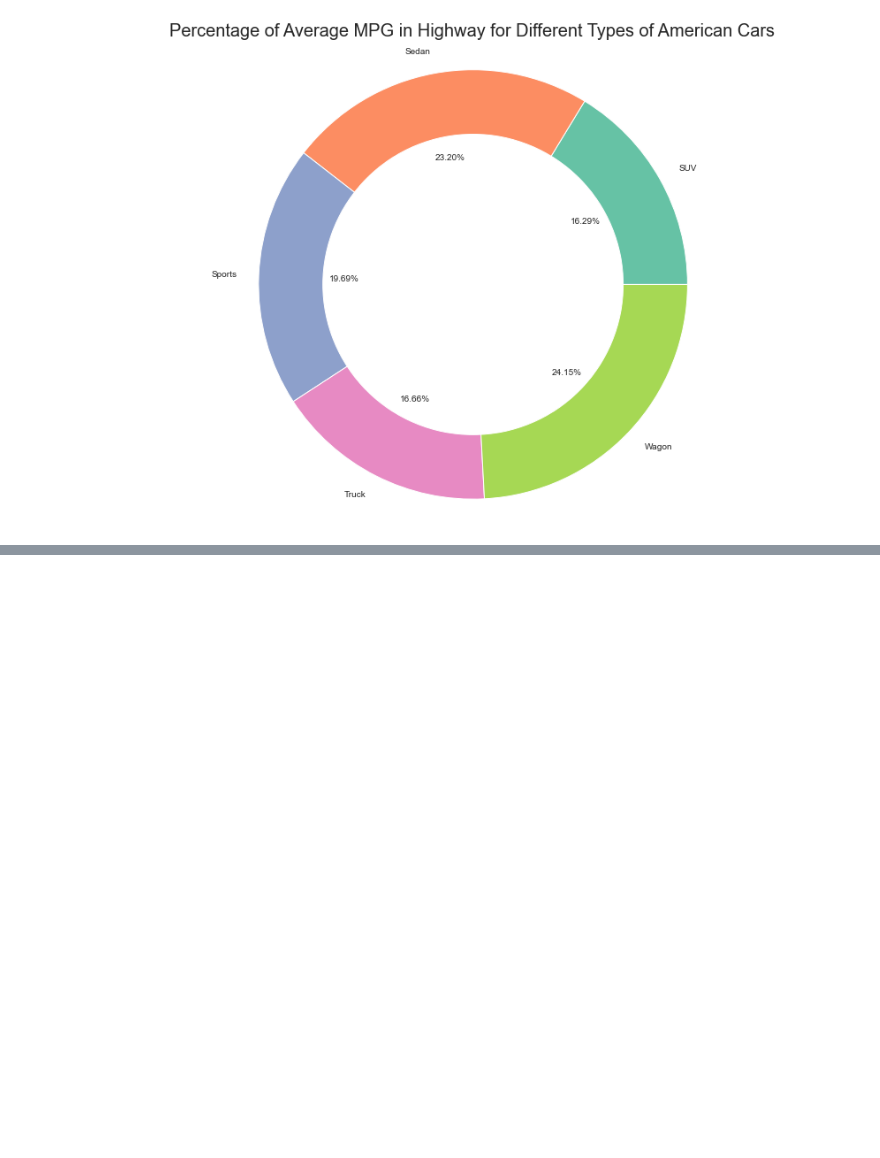
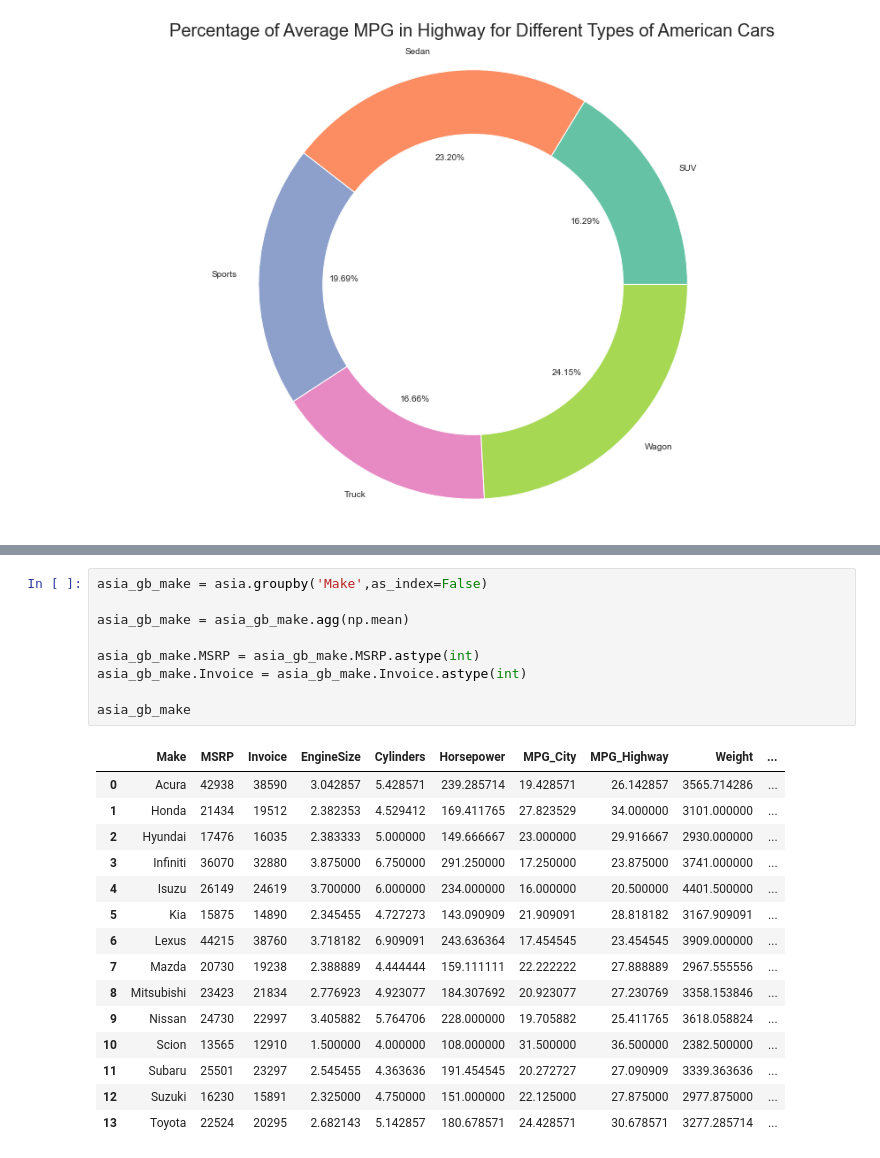
Before and after one commit to shamimsikder/Data-Visualization-Exercises, a Jupyter notebook: Cars Data Visualization.ipynb, the cells around one changed output, grey strips where cells are left out. Drawn from its saved outputs; the diff is of its cells as text; blank space fills up the shorter version.

```diff
--- a/Cars Data Visualization.ipynb
+++ b/Cars Data Visualization.ipynb
@@ -688,0 +710,25 @@ plt.title("Percentage of Average MPG in Highway for Different Types of American
+# %%
+asia_gb_make = asia.groupby('Make',as_index=False)
+
+asia_gb_make = asia_gb_make.agg(np.mean)
+
+asia_gb_make.MSRP = asia_gb_make.MSRP.astype(int)
+asia_gb_make.Invoice = asia_gb_make.Invoice.astype(int)
+
+asia_gb_make
+# %% [output]
+|  | Make | MSRP | Invoice | EngineSize | Cylinders | Horsepower | MPG_City | MPG_Highway | Weight | ... |
+| 0 | Acura | 42938 | 38590 | 3.042857 | 5.428571 | 239.285714 | 19.428571 | 26.142857 | 3565.714286 | ... |
+| 1 | Honda | 21434 | 19512 | 2.382353 | 4.529412 | 169.411765 | 27.823529 | 34.000000 | 3101.000000 | ... |
+| 2 | Hyundai | 17476 | 16035 | 2.383333 | 5.000000 | 149.666667 | 23.000000 | 29.916667 | 2930.000000 | ... |
+| 3 | Infiniti | 36070 | 32880 | 3.875000 | 6.750000 | 291.250000 | 17.250000 | 23.875000 | 3741.000000 | ... |
+| 4 | Isuzu | 26149 | 24619 | 3.700000 | 6.000000 | 234.000000 | 16.000000 | 20.500000 | 4401.500000 | ... |
+| 5 | Kia | 15875 | 14890 | 2.345455 | 4.727273 | 143.090909 | 21.909091 | 28.818182 | 3167.909091 | ... |
+| 6 | Lexus | 44215 | 38760 | 3.718182 | 6.909091 | 243.636364 | 17.454545 | 23.454545 | 3909.000000 | ... |
+| 7 | Mazda | 20730 | 19238 | 2.388889 | 4.444444 | 159.111111 | 22.222222 | 27.888889 | 2967.555556 | ... |
+| 8 | Mitsubishi | 23423 | 21834 | 2.776923 | 4.923077 | 184.307692 | 20.923077 | 27.230769 | 3358.153846 | ... |
+| 9 | Nissan | 24730 | 22997 | 3.405882 | 5.764706 | 228.000000 | 19.705882 | 25.411765 | 3618.058824 | ... |
+| 10 | Scion | 13565 | 12910 | 1.500000 | 4.000000 | 108.000000 | 31.500000 | 36.500000 | 2382.500000 | ... |
+| 11 | Subaru | 25501 | 23297 | 2.545455 | 4.363636 | 191.454545 | 20.272727 | 27.090909 | 3339.363636 | ... |
+| 12 | Suzuki | 16230 | 15891 | 2.325000 | 4.750000 | 151.000000 | 22.125000 | 27.875000 | 2977.875000 | ... |
+| 13 | Toyota | 22524 | 20295 | 2.682143 | 5.142857 | 180.678571 | 24.428571 | 30.678571 | 3277.285714 | ... |
```
Also changed, not shown: parts of 9 cells of this notebook.
